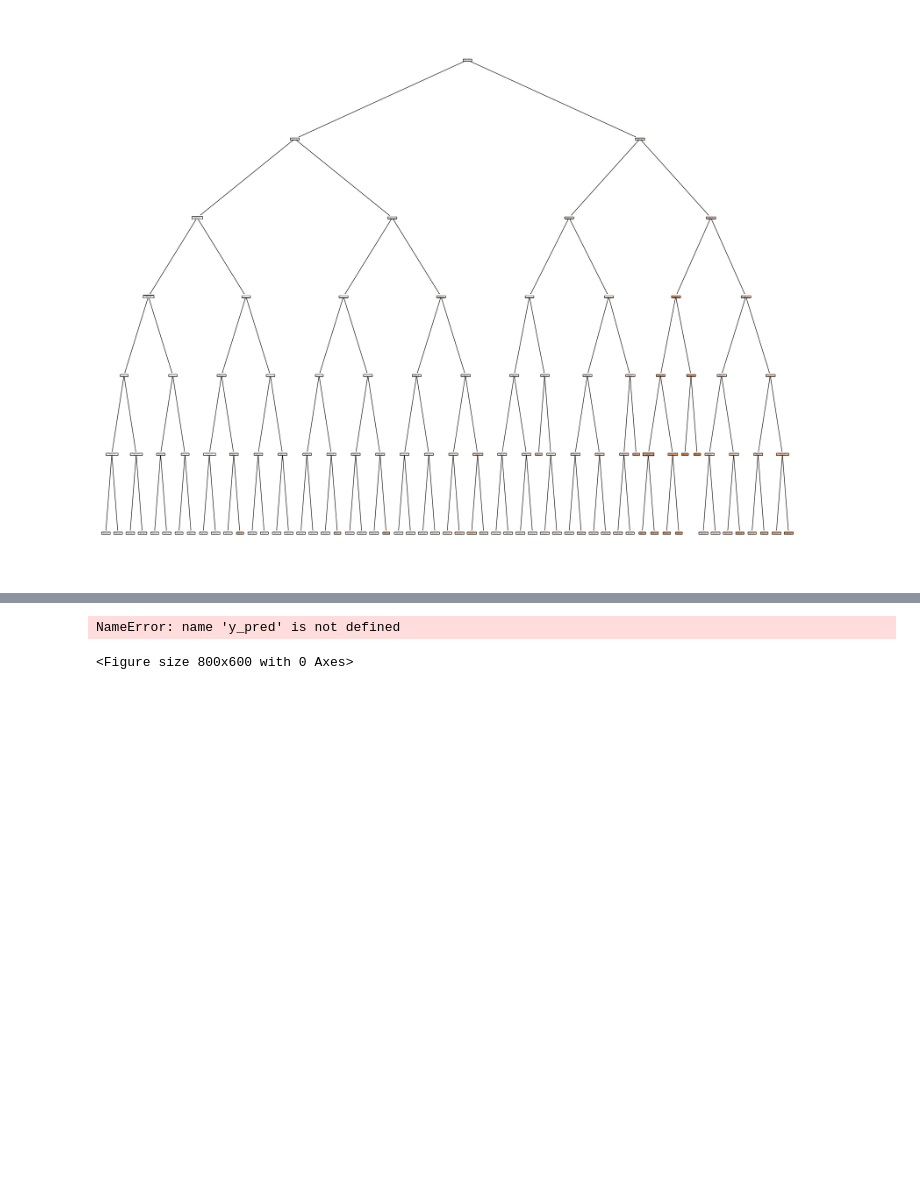
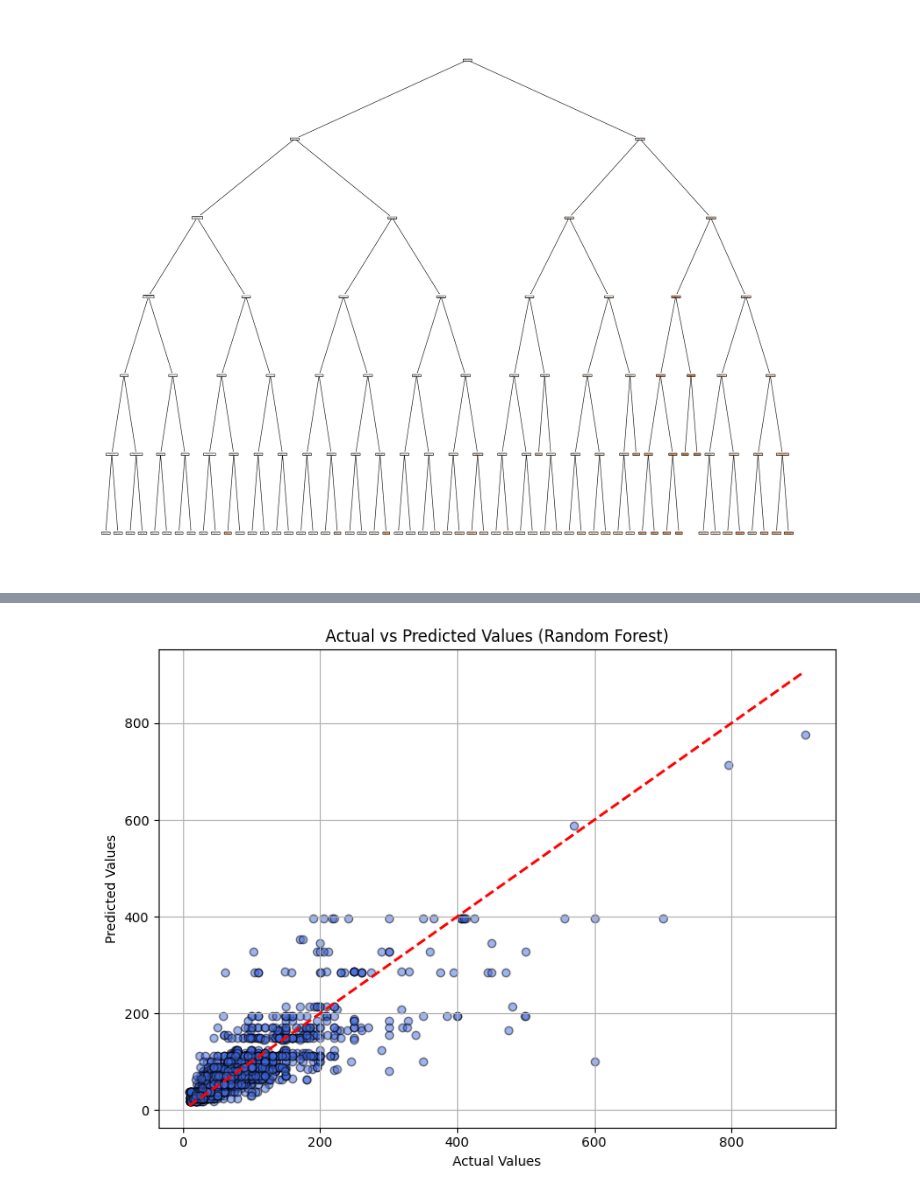
Before and after one commit to SCaRreC/Machine_learning, a Jupyter notebook: Practica_Machine_Learning_Other_Models.ipynb, the cells around one changed output, grey strips where cells are left out. Cells and saved outputs as stored; diff of their text form; code cells hidden in the pictures; blank space fills up the shorter version.

Commit message:
finished randomForest and tree model

```diff
--- a/Practica_Machine_Learning_Other_Models.ipynb
+++ b/Practica_Machine_Learning_Other_Models.ipynb
@@ -440,15 +448,15 @@ plt.show()
 # %%
+y_pred = treeModel.predict(X_test)  # Replace X_test with your test features
 
 # Scatter plot: Real vs Predicted
 plt.figure(figsize=(8, 6))
 plt.scatter(y_test, y_pred, alpha=0.5, color='royalblue', edgecolor='k')
 plt.plot([y_test.min(), y_test.max()], [y_test.min(), y_test.max()], 'r--', linewidth=2)  # Diagonal line
 plt.xlabel('Actual Values')
 plt.ylabel('Predicted Values')
 plt.title('Actual vs Predicted Values (Random Forest)')
 plt.grid(True)
 plt.tight_layout()
 plt.show()
 # %% [output]
-NameError: name 'y_pred' is not defined
-<Figure size 800x600 with 0 Axes>
+[figure, added]
```
Also changed, not shown: parts of 8 cells of this notebook.
